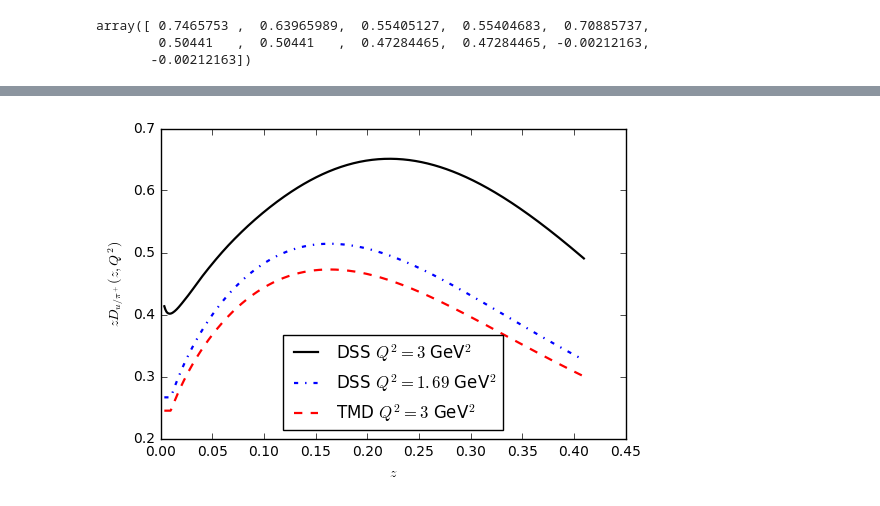
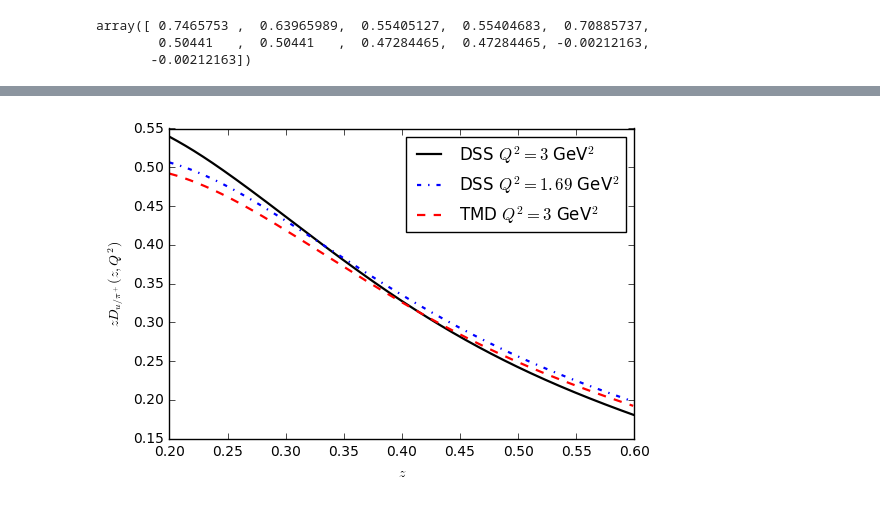
Before and after one commit to prokudin/collinearity, a Jupyter notebook: notebooks/tmd_shape.ipynb, the cells around one changed output, grey strips where cells are left out. Cells and saved outputs as stored; diff of their text form; code cells hidden in the pictures.

```diff
--- a/notebooks/tmd_shape.ipynb
+++ b/notebooks/tmd_shape.ipynb
@@ -288,7 +288,7 @@ array([ 0.7465753 ,  0.63965989,  0.55405127,  0.55404683,  0.70885737,
         0.50441   ,  0.50441   ,  0.47284465,  0.47284465, -0.00212163,
        -0.00212163])
 # %%
-xrange = np.arange(0.0037,0.41,0.001)
+xrange = np.arange(0.2,0.6,0.001)
 y = np.zeros(len(xrange))
 y169 = np.zeros(len(xrange))
 ytmd = np.zeros(len(xrange))
@@ -317,11 +328,38 @@ for x in xrange:
+# %%
+xrange = np.arange(0.2,0.6,0.001)
+y = np.zeros(len(xrange))
+y169 = np.zeros(len(xrange))
+ytmd = np.zeros(len(xrange))
+
+# Up quarks from CJ15 at Q2 = 5.
+Q2 = 3
+i = 0
+for x in xrange:
+    y[i] = x * FF('pi').get_C(x, Q2)[1]
+    i=i+1
+
+
+# Up quarks from CJ15 at Q2 = 1.69
+Q20 = 1.69
+i = 0
+for x in xrange:
+    y169[i] = x * FF('pi').get_C(x, Q20)[1]
+    i=i+1
+
+
+# My evolution
+i = 0
+for x in xrange:
+    ytmd[i] = y169[i] * np.sqrt( GK().get_gk(Q2) ) *np.exp(-GK().get_pertsud(Q2)/2)
+    i=i+1
 # %%
 fig, ax = plt.subplots()
-ax.plot(xrange,y3,"k",linewidth=1.6, label='DSS $Q^2 = 3$ GeV$^2$')
+ax.plot(xrange,y,"k",linewidth=1.6, label='DSS $Q^2 = 3$ GeV$^2$')
 ax.plot(xrange,y169,"b-.",linewidth=1.6, label='DSS $Q^2 = 1.69$ GeV$^2$')
 ax.plot(xrange,ytmd,"r--",linewidth=1.6, label='TMD $Q^2 = 3$ GeV$^2$')
 ax.set_xlabel(r"$z$")
 ax.set_ylabel(r"$z D_{u/\pi^+}(z, Q^2)$")
 legend = ax.legend(loc='best', shadow=False)
 plt.savefig("../Figs/tmdff_comparison3.pdf")
 # %% [output]
-[figure, old version]
+[figure, new version]
```
Also changed, not shown: parts of 5 cells of this notebook, 4 other files.
